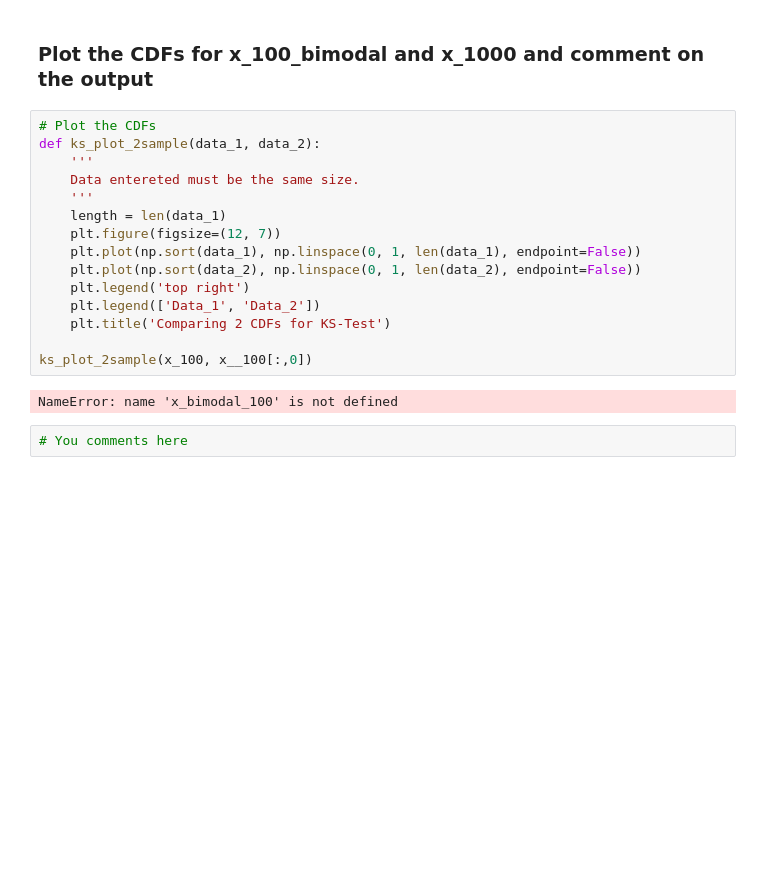
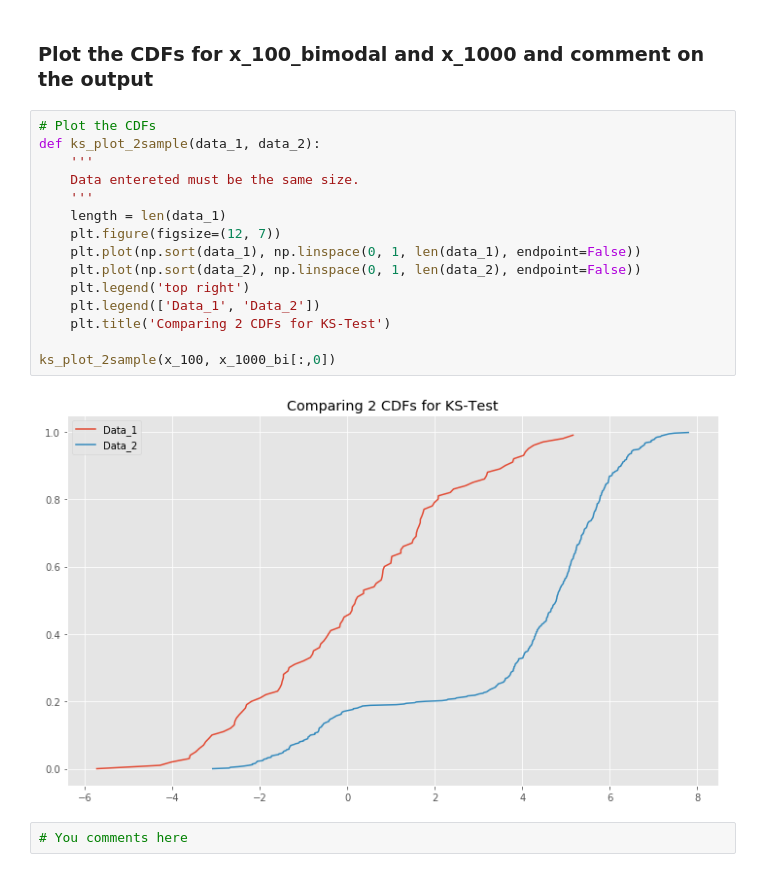
Before and after one commit to fcoba/dsc-komogorov-smirnov-test-lab-dc-ds-career-042219, a Jupyter notebook: index.ipynb, the cells around one changed output. Saved outputs shown, nothing was run; the diff lists cells and outputs as text; blank space fills up the shorter version.

```diff
--- a/index.ipynb
+++ b/index.ipynb
@@ -157,20 +157,20 @@ plt.hist(x_1000_bi);
 # %%
 # Plot the CDFs
 def ks_plot_2sample(data_1, data_2):
     '''
     Data entereted must be the same size.
     '''
     length = len(data_1)
     plt.figure(figsize=(12, 7))
     plt.plot(np.sort(data_1), np.linspace(0, 1, len(data_1), endpoint=False))
     plt.plot(np.sort(data_2), np.linspace(0, 1, len(data_2), endpoint=False))
     plt.legend('top right')
     plt.legend(['Data_1', 'Data_2'])
     plt.title('Comparing 2 CDFs for KS-Test')
 
-ks_plot_2sample(x_100, x__100[:,0])
+ks_plot_2sample(x_100, x_1000_bi[:,0])
 # %% [output]
-NameError: name 'x_bimodal_100' is not defined
+[figure, added]
 # %%
 # You comments here
 # %% [markdown]
```
